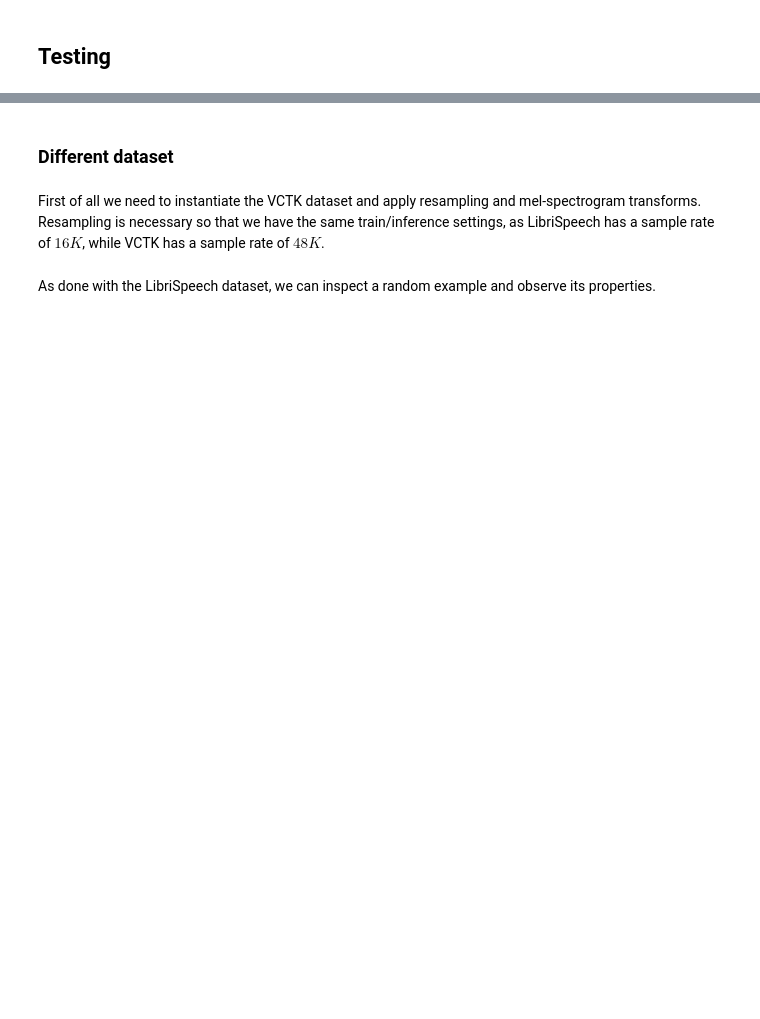
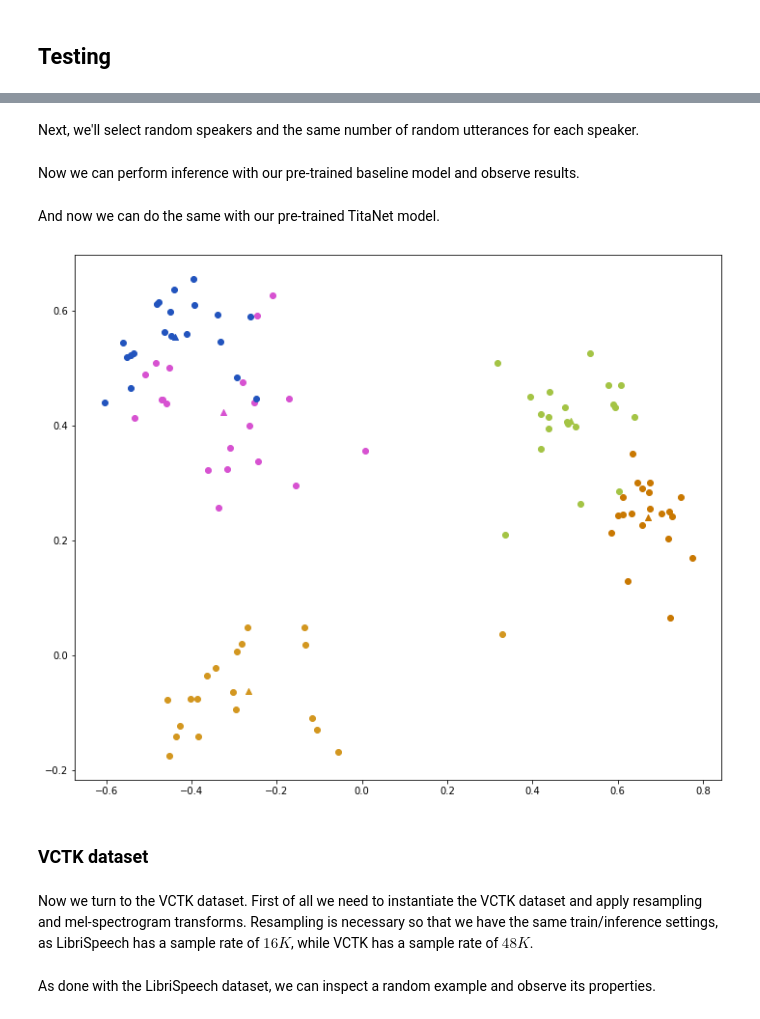
Before and after one commit to Wadaboa/titanet, a Jupyter notebook: titanet.ipynb, the cells around one changed output, grey strips where cells are left out. Saved outputs shown, nothing was run; the diff lists cells and outputs as text; code cells hidden in the pictures; blank space fills up the shorter version.

Commit message:
add inference code / update notebook

```diff
--- a/titanet.ipynb
+++ b/titanet.ipynb
@@ -291,0 +389,8 @@ First of all we are going to load the pre-trained model.
+# %%
+titanet_pretrained_path = "./pretrained"
+titanet_pretrained_name = "titanet-s-ce-100e.pth"
+# %%
+state_dict = torch.load(
+    os.path.join(titanet_pretrained_path, titanet_pretrained_name), map_location=device
+)
+titanet_model.load_state_dict(state_dict['model'], strict=False)
@@ -297,0 +403,10 @@ First of all we are going to load the pre-trained model.
+# %%
+ls_dataset = datasets.LibriSpeechDataset(params.dataset.root, transforms=transformations)
+# %% [markdown]
+Next, we'll select random speakers and the same number of random utterances for each speaker.
+# %%
+ls_utterances, ls_speakers = ls_dataset.get_random_utterances(
+    n_speakers=n_speakers, n_utterances_per_speaker=n_utterances_per_speaker
+)
+# %% [markdown]
+Now we can perform inference with our pre-trained baseline model and observe results.
@@ -298,4 +423,18 @@ First of all we are going to load the pre-trained model.
+# %% [markdown]
+And now we can do the same with our pre-trained TitaNet model.
+# %%
+learn.infer(
+    titanet_model,
+    ls_utterances,
+    ls_speakers,
+    ls_dataset,
+    reduction_method="svd",
+    figure_path='./results/ls-titanet-test.png',
+    device=device,
+)
+# %% [output]
+[figure, added]
 # %% [markdown]
-### Different dataset
+### VCTK dataset
 # %% [markdown]
-First of all we need to instantiate the VCTK dataset and apply resampling and mel-spectrogram transforms. Resampling is necessary so that we have the same train/inference settings, as LibriSpeech has a sample rate of $16K$, while VCTK has a sample rate of $48K$.
+Now we turn to the VCTK dataset. First of all we need to instantiate the VCTK dataset and apply resampling and mel-spectrogram transforms. Resampling is necessary so that we have the same train/inference settings, as LibriSpeech has a sample rate of $16K$, while VCTK has a sample rate of $48K$.
```
Also changed, not shown: parts of 100 cells of this notebook, 10 other files.
